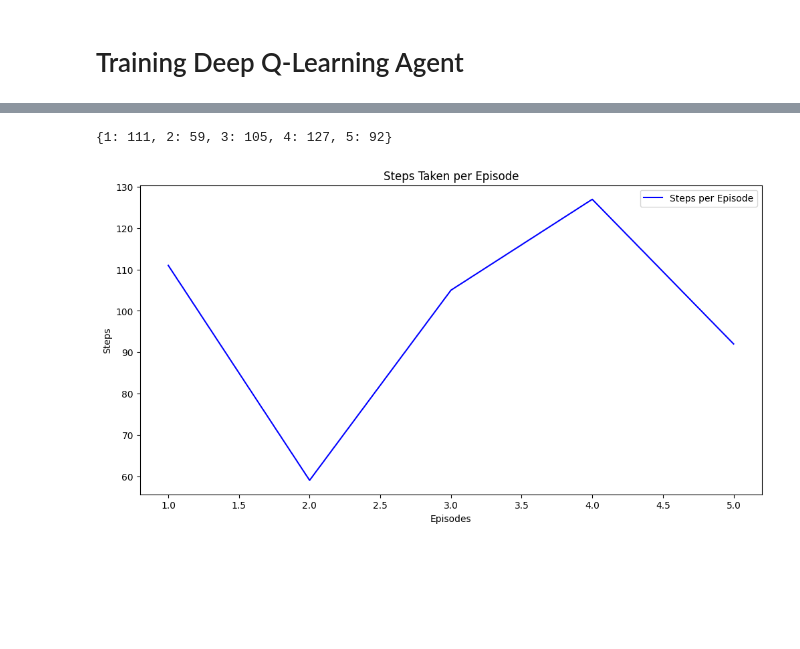
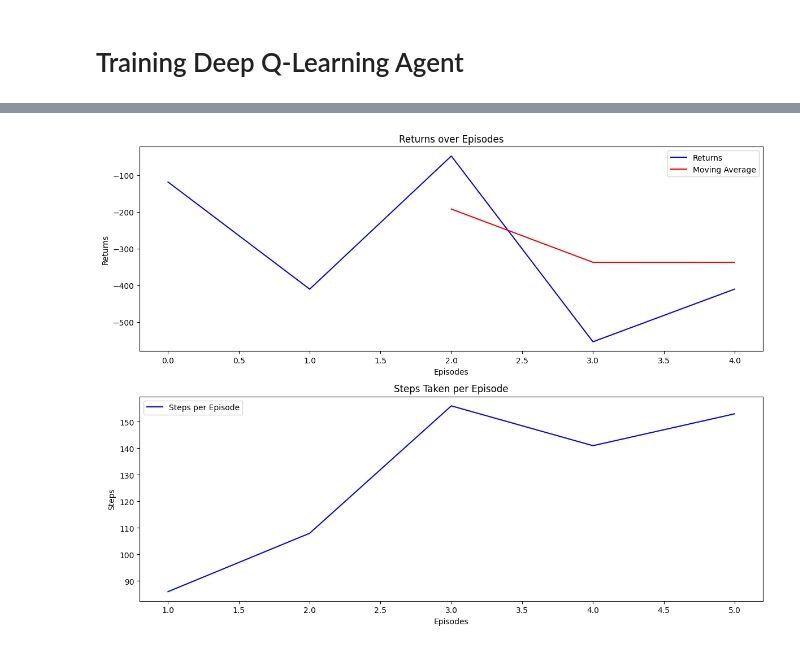
Before and after one commit to DavidAlexanderMoe/Lunar_Lander_DeepRL, a Jupyter notebook: Discrete/Deep_QLearning/training_DQN.ipynb, the cells around one changed output, grey strips where cells are left out. Saved outputs shown, nothing was run; the diff lists cells and outputs as text; code cells hidden in the pictures; blank space fills up the shorter version.

```diff
--- a/Discrete/Deep_QLearning/training_DQN.ipynb
+++ b/Discrete/Deep_QLearning/training_DQN.ipynb
@@ -10,12 +10,12 @@ import seaborn as sns
 from dqn import QAgent
 # %%
 # define environment
-env = gym.make('LunarLander-v2')
+env = gym.make('LunarLander-v2', render_mode='rgb_array')
 
 # define parameters
 state_size = env.observation_space.shape[0]
 action_size = env.action_space.n
-episodes = 1000
+episodes = 5
 batch_size = 64
 
 # define and train agent
@@ -63,17 +38,27 @@ plt.show()
-# %%
-steps
-# {episode: steps for that episode}
-# %% [output]
-{1: 111, 2: 59, 3: 105, 4: 127, 5: 92}
-# %%
-episodes = list(steps.keys())
-steps_data = list(steps.values())
-
-plt.figure(figsize=(12, 6))
-sns.lineplot(x=episodes, y=steps_data, label='Steps per Episode', color='blue')
-plt.ylabel('Steps')
-plt.xlabel('Episodes')
-plt.title('Steps Taken per Episode')
-plt.show()
-# %% [output]
-[figure, removed]
+# %%
+MA = pd.Series(returns).rolling(window=3).mean()
+episodes = list(steps.keys())
+steps_data = list(steps.values())
+
+# Create a figure and a set of subplots
+fig, axs = plt.subplots(2, 1, figsize=(12, 9))
+
+# Plot returns and moving average
+sns.lineplot(data=returns, label='Returns', color='blue', ax=axs[0])
+sns.lineplot(data=MA, label='Moving Average', color='red', ax=axs[0])
+axs[0].set_ylabel('Returns')
+axs[0].set_xlabel('Episodes')
+axs[0].set_title('Returns over Episodes')
+axs[0].legend()
+
+# Plot steps taken per episode
+sns.lineplot(x=episodes, y=steps_data, label='Steps per Episode', color='blue', ax=axs[1])
+axs[1].set_ylabel('Steps')
+axs[1].set_xlabel('Episodes')
+axs[1].set_title('Steps Taken per Episode')
+axs[1].legend()
+
+plt.tight_layout()
+plt.show()
+# %% [output]
+[figure, added]
```
Also changed, not shown: parts of 3 cells of this notebook, 3 other files.
